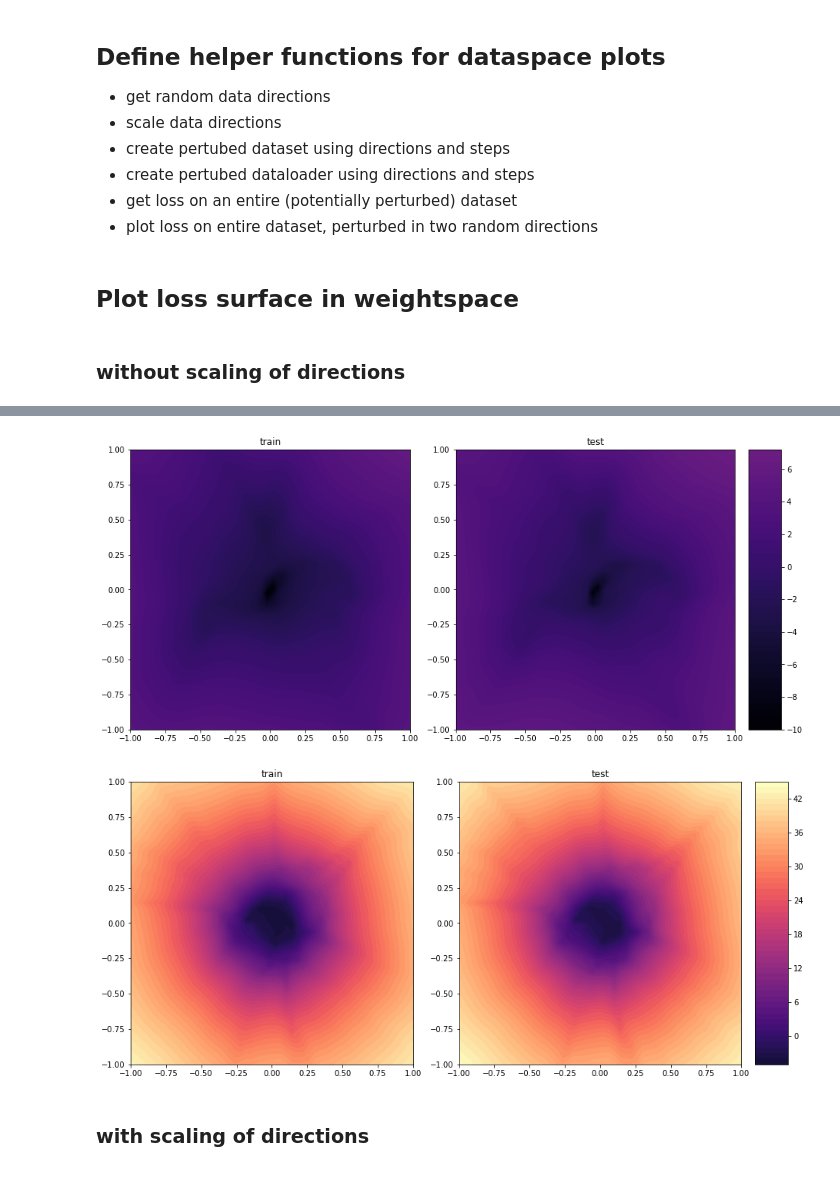
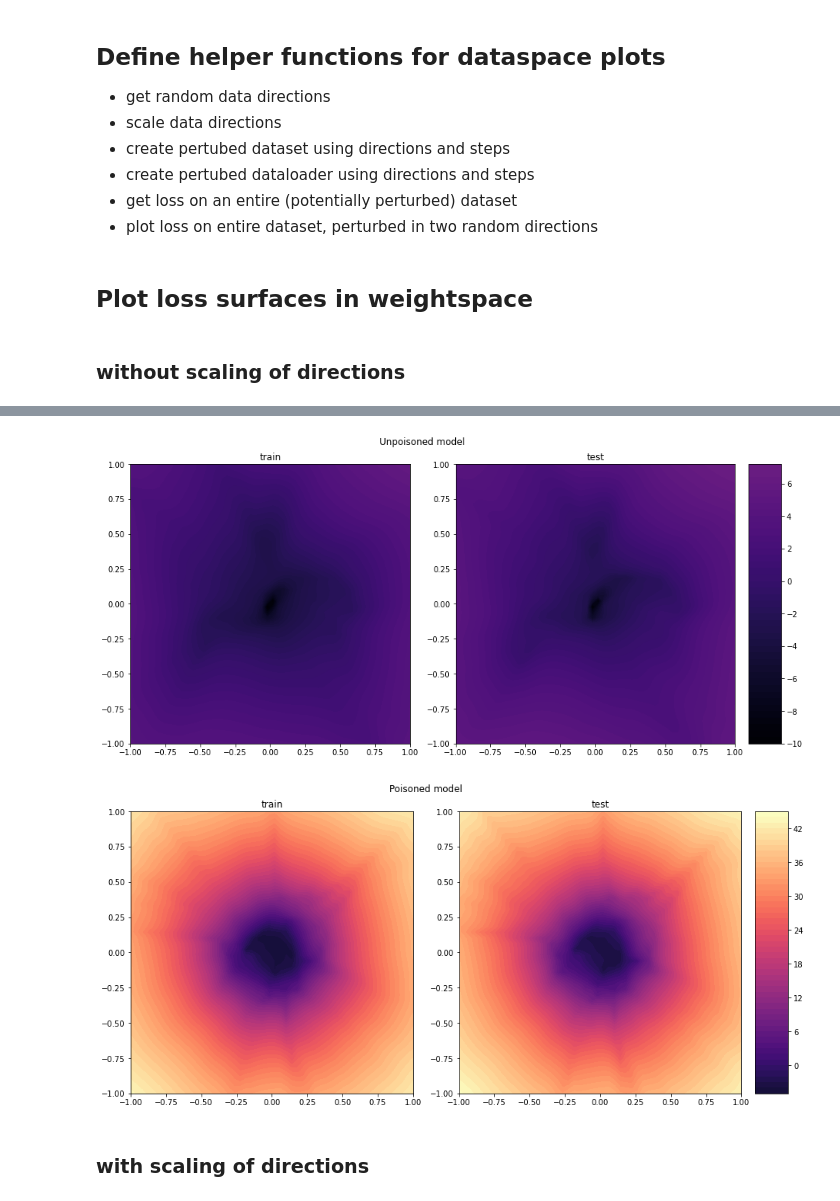
Before and after one commit to Burt360/loss-surfaces-in-data, a Jupyter notebook: swissroll.ipynb, the cells around one changed output, grey strips where cells are left out. Drawn from its saved outputs; the diff is of its cells as text; code cells hidden in the pictures.

Commit message:
style: improved plots

```diff
--- a/swissroll.ipynb
+++ b/swissroll.ipynb
@@ -681,7 +681,7 @@ def get_loss_surface_weightspace(model, loader, dirs, xn=50, yn=50):
 
   return xsteps, ysteps, losses
 
-def plot_loss_surfaces_weightspace(logtrain_losses, logtest_losses, xsteps, ysteps, norm):
+def plot_loss_surfaces_weightspace(logtrain_losses, logtest_losses, xsteps, ysteps, norm, title):
   """Plot the loss surfaces in weightspace on the train and test set."""
 
   model.eval()
@@ -700,6 +700,7 @@ def plot_loss_surfaces_weightspace(logtrain_losses, logtest_losses, xsteps, yste
 
   [ax.set_aspect("equal") for ax in axs]
 
+  fig.suptitle(title, fontsize=30)
   fig.tight_layout()
 
   # Place the colorbar.
@@ -820,6 +822,6 @@ def plot_loss_surface_dataspace(logtrain_losses, xsteps, ysteps, norm):
   fig.show()
 # %% [markdown]
-## Plot loss surface in weightspace
+## Plot loss surfaces in weightspace
 # %% [markdown]
 ### without scaling of directions
 # %%
@@ -863,11 +865,11 @@ norm = colors.Normalize(*get_min_max(logtrain_losses, logtest_losses, plogtrain_
  1500 / 2500
  2000 / 2500
 # %%
-plot_loss_surfaces_weightspace(logtrain_losses, logtest_losses, xsteps, ysteps, norm)
-plot_loss_surfaces_weightspace(plogtrain_losses, plogtest_losses, xsteps, ysteps, norm)
+plot_loss_surfaces_weightspace(logtrain_losses, logtest_losses, xsteps, ysteps, norm, "Unpoisoned model")
+plot_loss_surfaces_weightspace(plogtrain_losses, plogtest_losses, xsteps, ysteps, norm, "Poisoned model")
 # %% [output]
-[figure, old version]
+[figure, new version]
-[figure, old version]
+[figure, new version]
 # %% [markdown]
 ### with scaling of directions
 # %%
```
Also changed, not shown: parts of 8 cells of this notebook.
